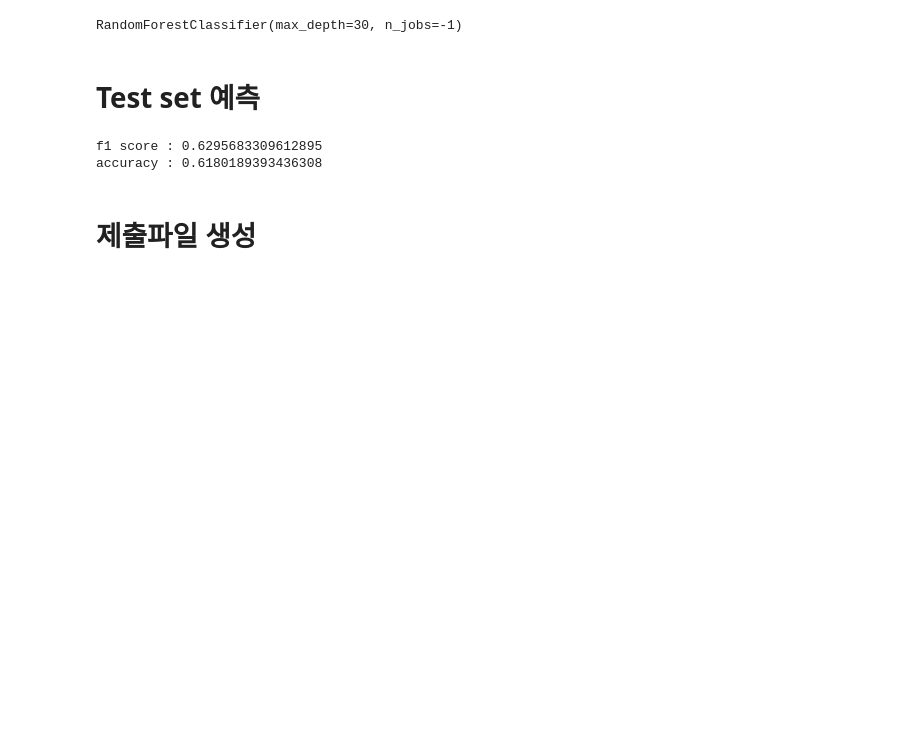
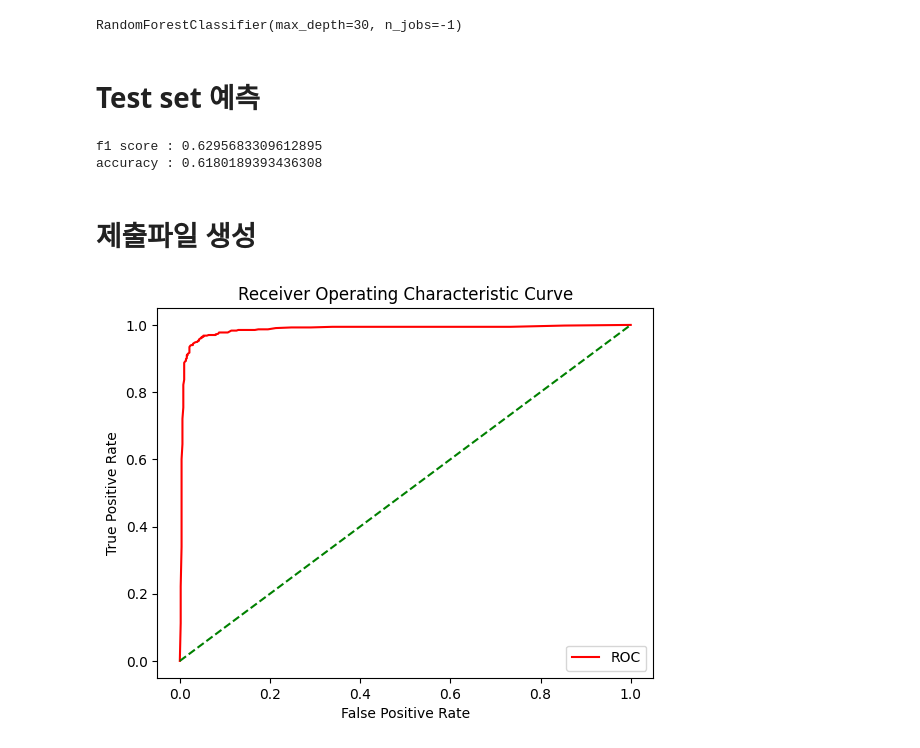
Before and after one commit to jungjongho/dacon, a Jupyter notebook: [baseline]JobCare_random forest.ipynb, the cells around one changed output. Cells and saved outputs as stored; diff of their text form; code cells hidden in the pictures; blank space fills up the shorter version.

```diff
--- a/[baseline]JobCare_random forest.ipynb
+++ b/[baseline]JobCare_random forest.ipynb
@@ -195,3 +195,34 @@ submission = pd.read_csv('C:\\Users\\user\\Desktop\\computing\\outside\\dacon\\j
 submission['target'] = preds
 
 submission.to_csv('baseline.csv', index=False)
+# %%
+import numpy as np
+import pandas as pd
+import matplotlib.pyplot as plt
+import seaborn as sns
+from sklearn.datasets import make_classification
+from sklearn.ensemble import RandomForestClassifier
+from sklearn.model_selection import train_test_split
+from sklearn.metrics import roc_curve
+
+def plot_roc_curve(fper, tper):
+    plt.plot(fper, tper, color='red', label='ROC')
+    plt.plot([0, 1], [0, 1], color='green', linestyle='--')
+    plt.xlabel('False Positive Rate')
+    plt.ylabel('True Positive Rate')
+    plt.title('Receiver Operating Characteristic Curve')
+    plt.legend()
+    plt.show()
+
+data_X, cls_lab = make_classification(n_samples=2100, n_classes=2, weights=[1,1], random_state=2)
+train_X, test_X, train_y, test_y = train_test_split(data_X, cls_lab, test_size=0.5, random_state=2)
+
+model =RandomForestClassifier()
+model.fit(train_X, train_y)
+
+probs = model.predict_proba(test_X)
+prob = probs[:, 1]
+fper, tper, thresholds = roc_curve(test_y, prob)
+plot_roc_curve(fper, tper)
+# %% [output]
+[figure, added]
```
Also changed, not shown: 1 other file.
